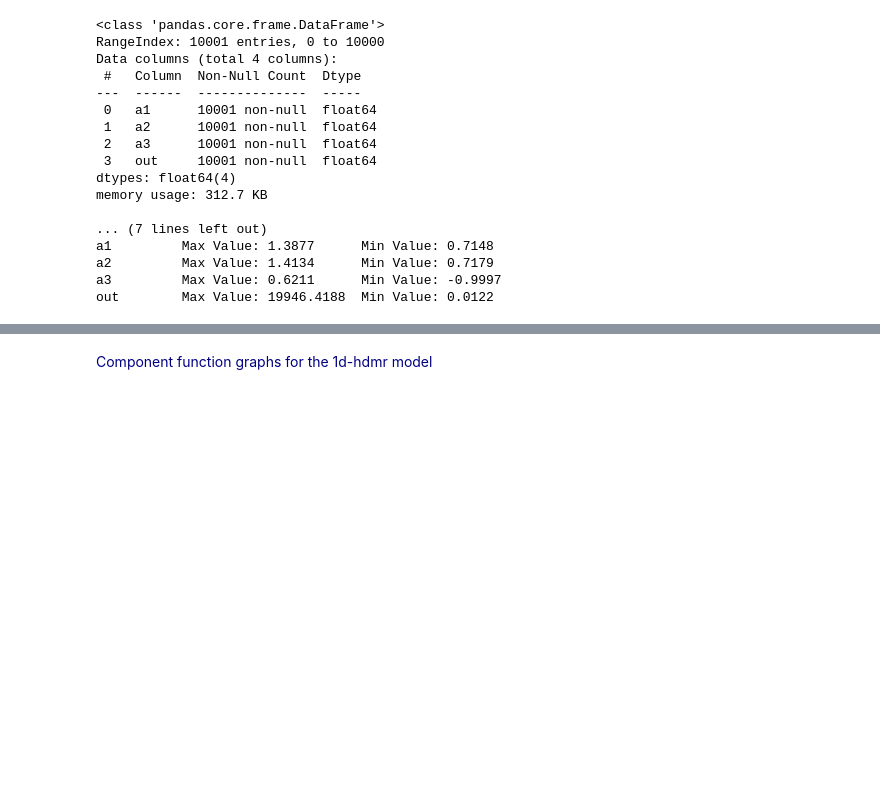
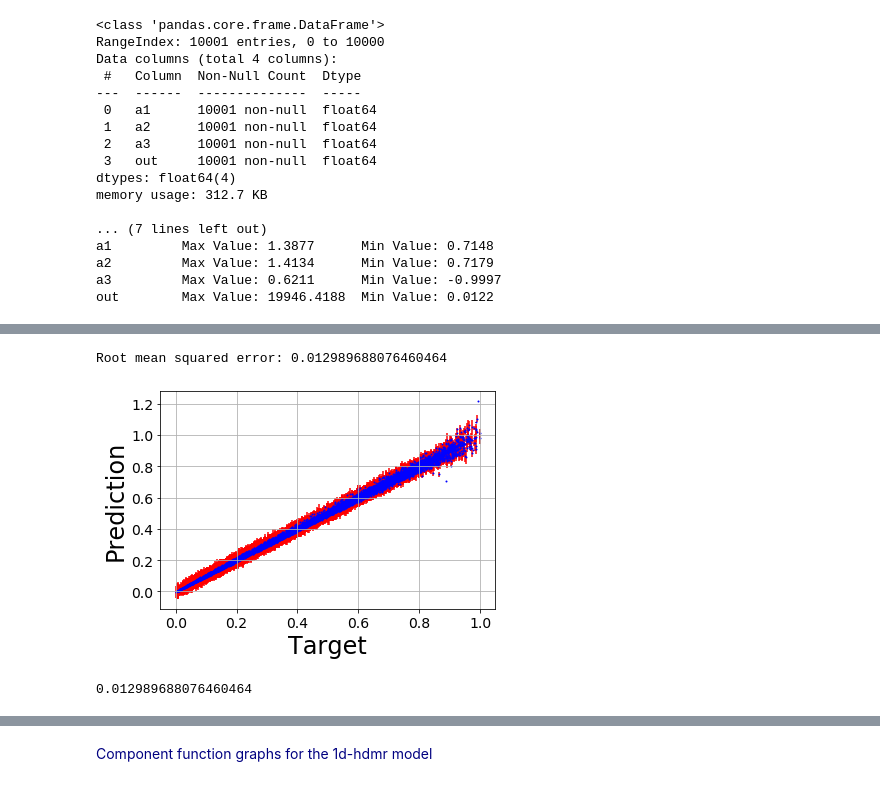
Before and after one commit to owen-ren0003/rshdmrgpr, a Jupyter notebook: examples.ipynb, the cells around one changed output, grey strips where cells are left out. Cells and saved outputs as stored; diff of their text form; code cells hidden in the pictures; blank space fills up the shorter version.

```diff
--- a/examples.ipynb
+++ b/examples.ipynb
@@ -134,0 +224,6 @@ models3 = hdmr3.get_models()
+# %%
+correlation_plot(data_scaled.iloc[:, 3], y_pred2, y_err2)
+# %% [output]
+Root mean squared error: 0.012989688076460464
+[figure, added]
+0.012989688076460464
```
Also changed, not shown: parts of 73 cells of this notebook, 5 other files.
